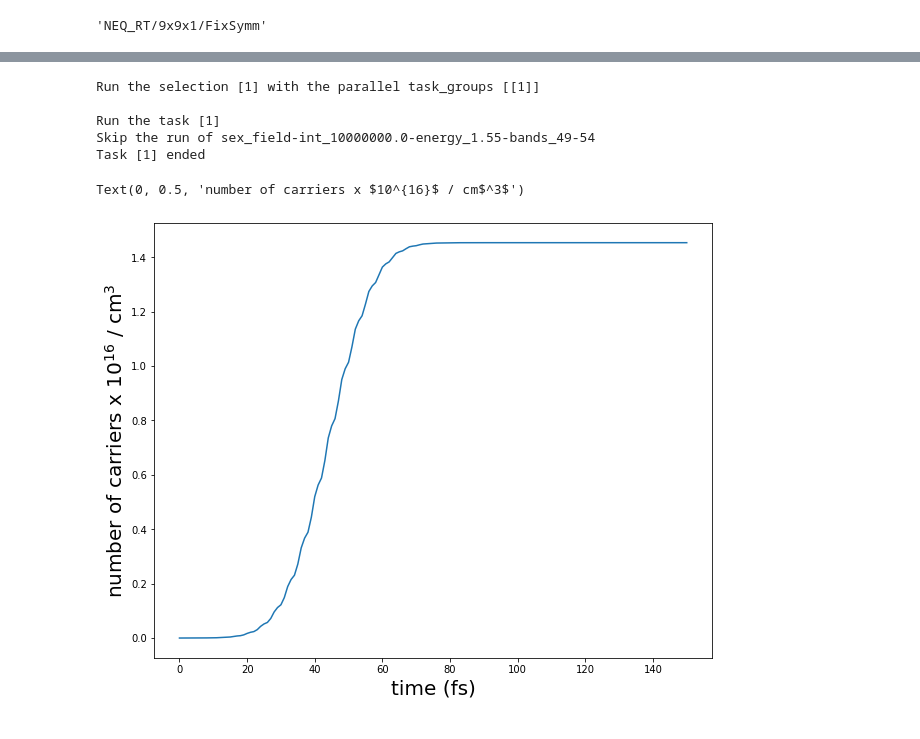
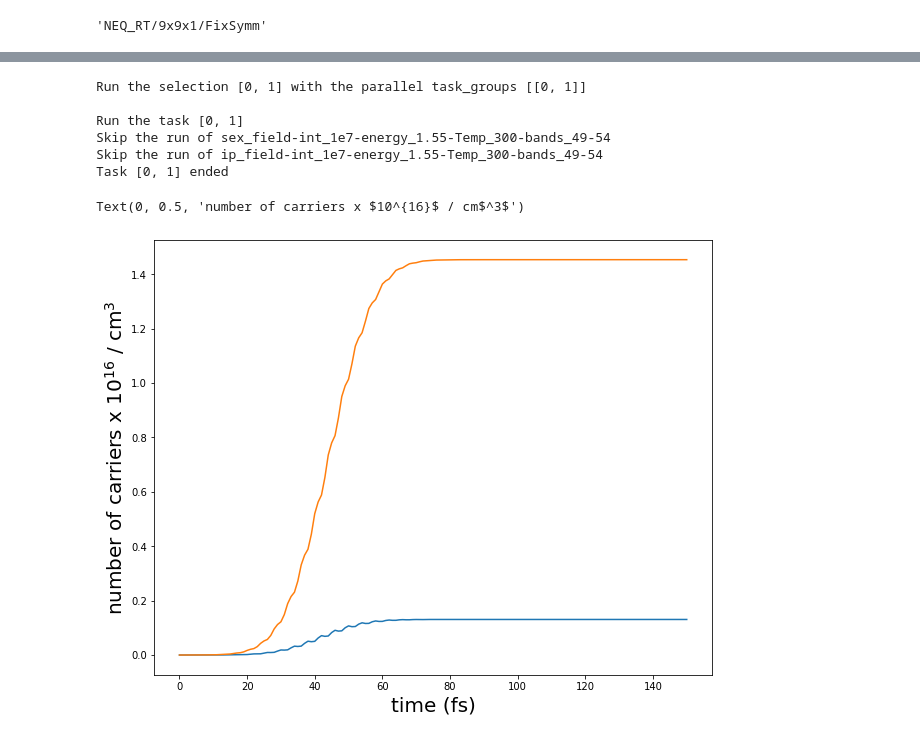
Before and after one commit to marcodalessandro76/WSe2, a Jupyter notebook: NEQ_Analysis.ipynb, the cells around one changed output, grey strips where cells are left out. Cells and saved outputs as stored; diff of their text form; code cells hidden in the pictures.

```diff
--- a/NEQ_Analysis.ipynb
+++ b/NEQ_Analysis.ipynb
@@ -298,3 +281,3 @@ study.runs[0]
 # %%
-results = study.run(selection=[0])
+results = study.run()
 # %% [output]
@@ -907,6 +937,8 @@ run_dir
 n_tasks = ntasks_per_node*nodes
 
 field_int = 1e7 # intensity of the pulses in kW/cm^2
+field_int_str = '1e7'
+Temp = 300 # K
 fwhm = 35 # fs
 energy = 1.55 # eV
 time_step = 10 # as
@@ -917,26 +949,29 @@ eta = 0.05 # eV
 io_time = [10.0,10.0,1.]  # I/O (CARRIERs - GF - OUTPUT) in fs
 io_cache_time = [1.,10.] # Time between two consecutive (caching - I/O) of OBSERVABLES in fs
 
-study = D.Dataset(run_dir=run_dir,num_tasks=1,verbose=True,skip=True)
+study = D.Dataset(run_dir=run_dir,num_tasks=2,verbose=True,skip=True)
 study.set_postprocessing_function(PP.yambo_parse_data)
 
-inp = I.YamboInput('yambo_rt -n p -v ip -s ep -V rt -J ndb_gkkp',folder=run_dir)
+inp = I.YamboInput('yambo_rt -n p -v ip -s ep -V all -J ndb_gkkp',folder=run_dir)
 inp.set_rt_bands(bands=bands,scissor=scissor,damping_valence=eta,damping_conduction=eta)
 inp.set_rt_simulationTimes(sim_time=sim_time,io_time=io_time,io_cache_time=io_cache_time,time_step=time_step)
 inp.set_rt_cpu(ntasks)
-inp.set_scalar_variables(DBsIOoff='obs GF CARRIERs') # do not write these ndbs on disk
+inp.set_array_variables(units='K',ElecTemp=Temp)
+#inp.set_scalar_variables(DBsIOoff='obs GF CARRIERs') # do not write these ndbs on disk
 inp.set_rt_field(int=field_int,fwhm=fwhm,polarization='linear',freq=energy)
-idd = 'ip_field-int_%s-energy_%s-bands_%s-%s'%(field_int,energy,bands[0],bands[1])
-study.append_run(id=idd,input=inp,runner=code,jobname=[idd,'ndb_gkkp'])
+idd = 'ip_field-int_%s-energy_%s-Temp_%s-bands_%s-%s'%(field_int_str,energy,Temp,bands[0],bands[1])
+study.append_run(id=idd,input=inp,runner=code,jobname=[idd,'ndb_gkkp','dipoles'])
 
-inp = I.YamboInput('yambo_rt -n p -v hsex -s ep -e -V rt -J ndb_gkkp',folder=run_dir)
+inp = I.YamboInput('yambo_rt -n p -v hsex -s ep -e -V all -J ndb_gkkp',folder=run_dir)
 inp.set_rt_bands(bands=bands,scissor=scissor,damping_valence=eta,damping_conduction=eta)
 inp.set_rt_simulationTimes(sim_time=sim_time,io_time=io_time,io_cache_time=io_cache_time,time_step=time_step)
 #inp.set_rt_cpu(k=16,b=4) # 2 nodes - 64 mpi
 inp.set_rt_cpu(ntasks)
 inp.set_array_variables(COLLBands=bands)
 inp.set_scalar_variables(HXC_Potential='SEX+HARTREE')
+inp.set_array_variables(units='K',ElecTemp=Temp)
 inp.set_rt_field(int=field_int,fwhm=fwhm,polarization='linear',freq=energy)
-idd = 'sex_field-int_%s-energy_%s-bands_%s-%s'%(field_int,energy,bands[0],bands[1])
-study.append_run(id=idd,input=inp,runner=code,jobname=[idd,'em1s-ngsblkxs_200-bndsrnxs_70','ndb_gkkp'])
+idd = 'sex_field-int_%s-energy_%s-Temp_%s-bands_%s-%s'%(field_int_str,energy,Temp,bands[0],bands[1])
+study.append_run(id=idd,input=inp,runner=code,jobname=[idd,'em1s-ngsblkxs_200-bndsrnxs_70','ndb_gkkp','dipoles'])
+#inp
 # %% [output]
@@ -964,22 +986,24 @@ study.runs[0]
 # %%
-results = study.run(selection=[1])
+results = study.run()
 # %% [output]
-Run the selection [1] with the parallel task_groups [[1]]
+Run the selection [0, 1] with the parallel task_groups [[0, 1]]
 
-Run the task [1]
-Skip the run of sex_field-int_10000000.0-energy_1.55-bands_49-54
-Task [1] ended
+Run the task [0, 1]
+Skip the run of sex_field-int_1e7-energy_1.55-Temp_300-bands_49-54
+Skip the run of ip_field-int_1e7-energy_1.55-Temp_300-bands_49-54
+Task [0, 1] ended
 # %%
 bohr_cm = U.Constants.Bohr_radius*1e2
 vol_direct = results[1].dft.eval_lattice_volume()*bohr_cm**3
+fig, ax = plt.subplots(figsize=(10, 8))
 
-data = results[1].data['carriers']
-t = data['col1']
-dne = data['col4']
-fig, ax = plt.subplots(figsize=(10, 8))
-ax.plot(t,dne/vol_direct/1e16)
+for r in results.values():
+    data = r.data['carriers']
+    t = data['col1']
+    dne = data['col4']
+    ax.plot(t,dne/vol_direct/1e16)
 ax.set_xlabel('time (fs)',size=20)
 ax.set_ylabel('number of carriers x $10^{16}$ / cm$^3$',size=20)
 # %% [output]
 Text(0, 0.5, 'number of carriers x $10^{16}$ / cm$^3$')
-[figure, old version]
+[figure, new version]
```
Also changed, not shown: parts of 46 cells of this notebook, 1 other file.
